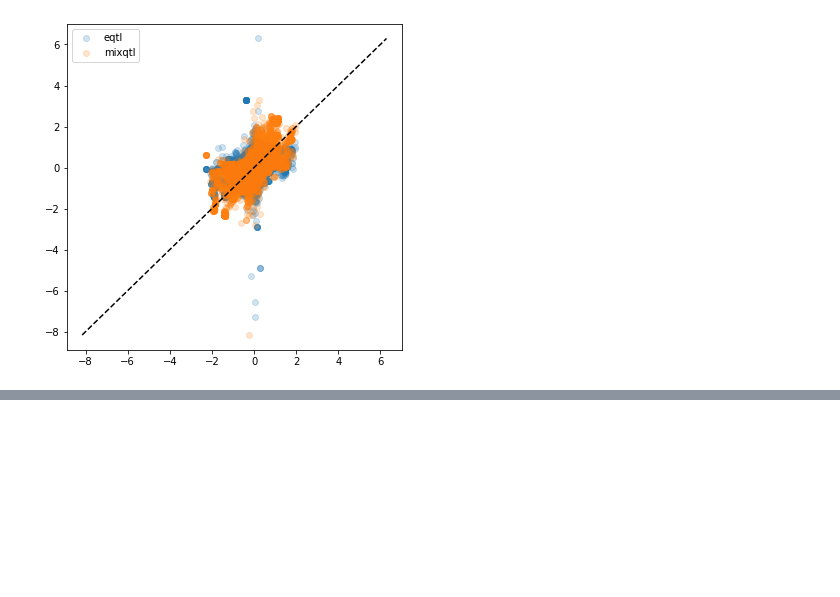
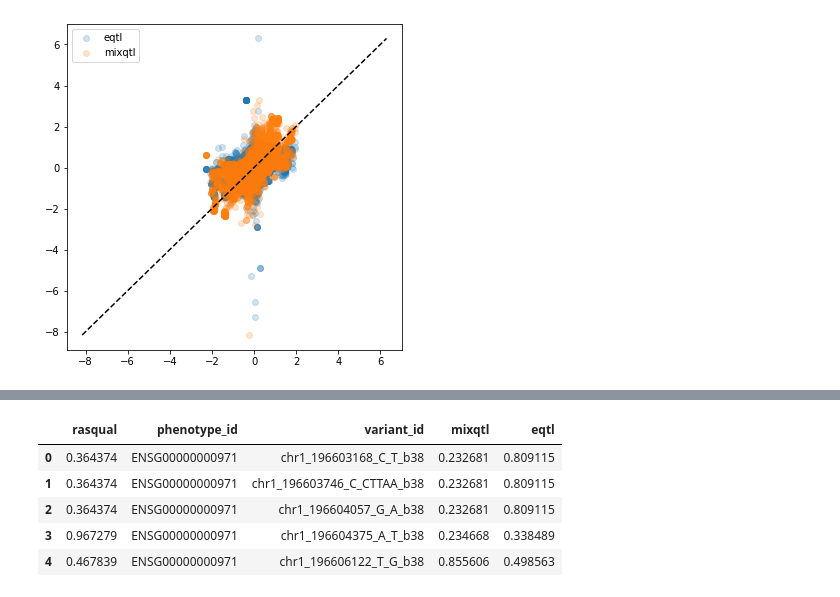
Before and after one commit to liangyy/run-rasqual, a Jupyter notebook: results_on_kidney_cortex.ipynb, the cells around one changed output, grey strips where cells are left out. Cells and saved outputs as stored; diff of their text form; code cells hidden in the pictures; blank space fills up the shorter version.

```diff
--- a/results_on_kidney_cortex.ipynb
+++ b/results_on_kidney_cortex.ipynb
@@ -294,0 +222,9 @@ fig.savefig("effect_size_kidney_cortex_100kb.png",dpi=(250), bbox_inches='tight'
+# %%
+df_p.head()
+# %% [output]
+|  | rasqual | phenotype_id | variant_id | mixqtl | eqtl |
+| 0 | 0.364374 | ENSG00000000971 | chr1_196603168_C_T_b38 | 0.232681 | 0.809115 |
+| 1 | 0.364374 | ENSG00000000971 | chr1_196603746_C_CTTAA_b38 | 0.232681 | 0.809115 |
+| 2 | 0.364374 | ENSG00000000971 | chr1_196604057_G_A_b38 | 0.232681 | 0.809115 |
+| 3 | 0.967279 | ENSG00000000971 | chr1_196604375_A_T_b38 | 0.234668 | 0.338489 |
+| 4 | 0.467839 | ENSG00000000971 | chr1_196606122_T_G_b38 | 0.855606 | 0.498563 |
```
Also changed, not shown: parts of 50 cells of this notebook, 1 other file.
